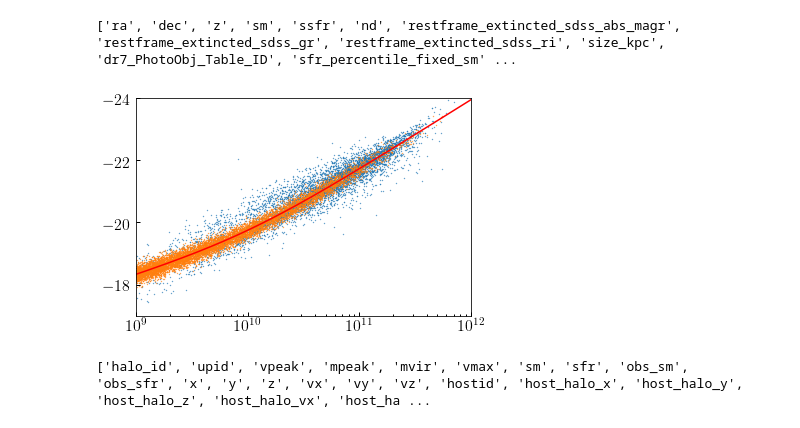
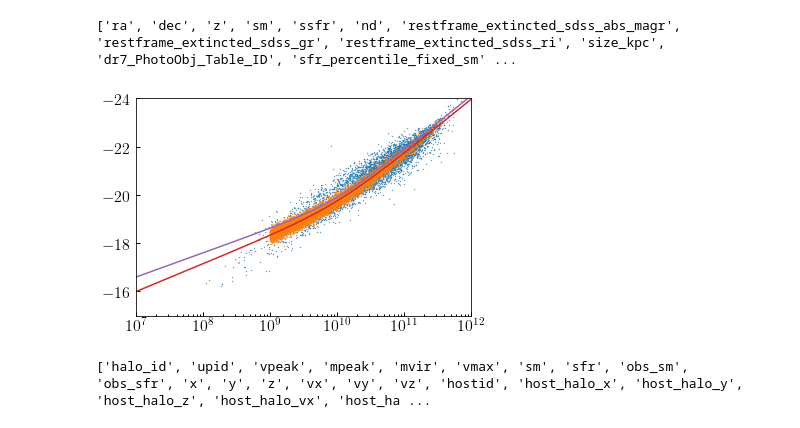
Before and after one commit to LSSTDESC/cosmodc2, a Jupyter notebook: notebooks/recalibrate_mstar_magr_relation.ipynb, the cells around one changed output. Drawn from its saved outputs; the diff is of its cells as text; code cells hidden in the pictures.

```diff
--- a/notebooks/recalibrate_mstar_magr_relation.ipynb
+++ b/notebooks/recalibrate_mstar_magr_relation.ipynb
@@ -76,33 +76,51 @@ def mc_magr_from_mstar(mstar, redshift, **kwargs):
 v4['mag_r_new'] = mc_magr_from_mstar(v4['mstar'], v4['redshift'])
 v4['mag_r_obs_new'] = remap_mag_obs(v4['mag_r_obs'], v4['mag_r'], v4['mag_r_new'])
 
+magr_at_m1_new2 = -19.9
+gamma_new2 = 2.
+boost_table_new2 = [0, -0.2, -1., -1.75]
+
+v4['mag_r_new2'] = mc_magr_from_mstar(v4['mstar'], v4['redshift'],
+                                     magr_at_m1=magr_at_m1_new2,
+                                     gamma=gamma_new2,
+                                     boost_table=boost_table_new2)
+v4['mag_r_obs_new2'] = remap_mag_obs(v4['mag_r_obs'], v4['mag_r'], v4['mag_r_new2'])
+
 mock['mag_r_new'] = mc_magr_from_mstar(mock['obs_sm'], np.zeros(len(mock)))
+mock['mag_r_new2'] = mc_magr_from_mstar(mock['obs_sm'], np.zeros(len(mock)),
+                                       magr_at_m1=magr_at_m1_new2,
+                                       gamma=gamma_new2, boost_table=boost_table_new2)
 # %%
 fig, ax = plt.subplots(1, 1)
 xscale = ax.set_xscale('log')
 
 nskip = 30
 __=ax.scatter(10**sdss['sm'][::nskip],
               sdss['restframe_extincted_sdss_abs_magr'][::nskip], s=0.1)
 
 mstar = np.logspace(5, 12, 1000)
 magr = median_magr_from_mstar(mstar, 0)
 
 # __=ax.plot(mstar, magr, color='k')
-__=ax.plot(mstar, median_magr_from_mstar(mstar, 0), color='red')
+__=ax.plot(mstar, median_magr_from_mstar(mstar, 0), color=mred)
 
 nskip2 = 30
 __=ax.scatter(mock['obs_sm'][::nskip2],
               mock['mag_r_new'][::nskip2], s=0.1)
 
+
+__=ax.plot(mstar, median_magr_from_mstar(mstar, 0,
+                        magr_at_m1=magr_at_m1_new2, gamma=gamma_new2),
+           color=mpurple)
+
 # ngals = int(1e4)
 # mc_mstar = 10**np.random.uniform(5, 12, ngals)
 # __=ax.scatter(mc_mstar, mc_magr_from_mstar(mc_mstar), s=0.1)
 
-__=ax.set_ylim(-17, -24)
-__=ax.set_xlim(10**9, 10**12)
+__=ax.set_ylim(-15, -24)
+__=ax.set_xlim(10**7, 10**12)
 # %% [output]
-[figure, old version]
+[figure, new version]
 # %%
 print(mock.keys())
 # %% [output]
```
Also changed, not shown: parts of 9 cells of this notebook.
